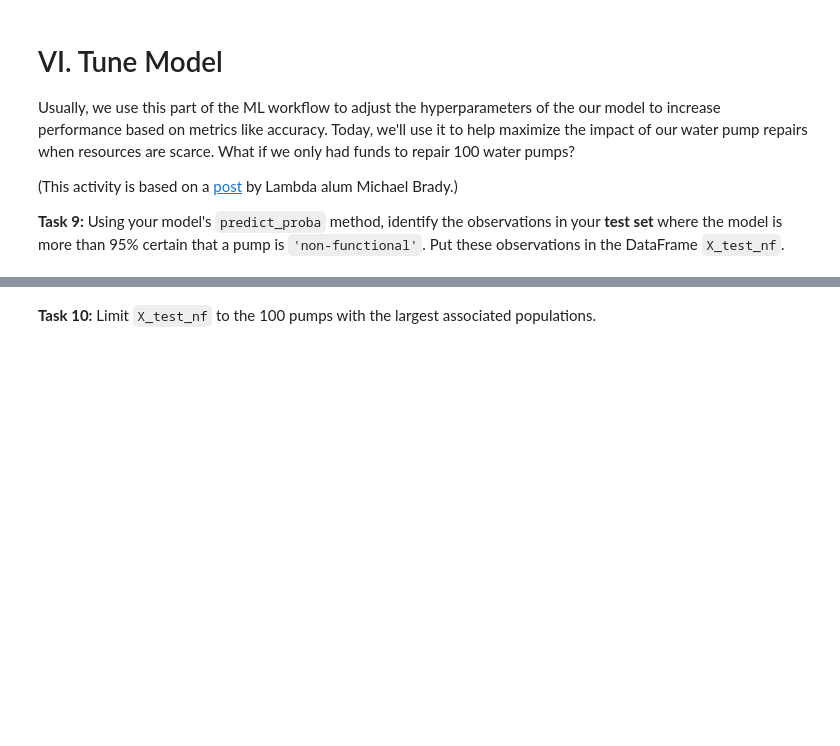
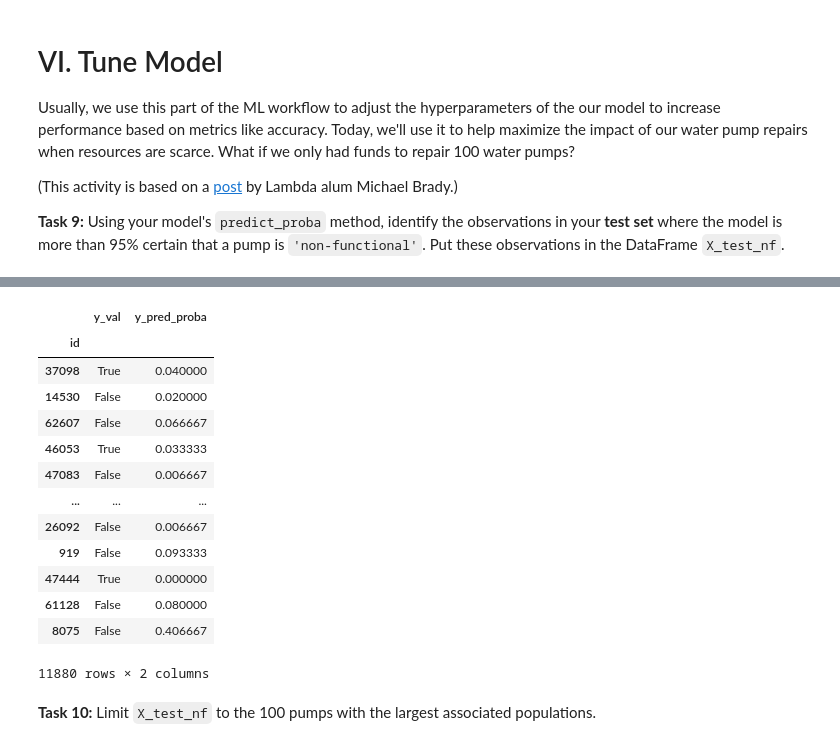
Before and after one commit to write2nk/DS-Unit-2-Kaggle-Challenge, a Jupyter notebook: module4-classification-metrics/LS_DS_224_assignment.ipynb, the cells around one changed output, grey strips where cells are left out. Drawn from its saved outputs; the diff is of its cells as text; code cells hidden in the pictures; blank space fills up the shorter version.

```diff
--- a/module4-classification-metrics/LS_DS_224_assignment.ipynb
+++ b/module4-classification-metrics/LS_DS_224_assignment.ipynb
@@ -203,2 +245,21 @@ X_test_nf = ...
+# %%
+
+X_test_nf = results = pd.DataFrame({'y_val':y_val,'y_pred_proba': y_pred_proba})
+X_test_nf
+# %% [output]
+|  | y_val | y_pred_proba |
+| id |  |  |
+| 37098 | True | 0.040000 |
+| 14530 | False | 0.020000 |
+| 62607 | False | 0.066667 |
+| 46053 | True | 0.033333 |
+| 47083 | False | 0.006667 |
+| ... | ... | ... |
+| 26092 | False | 0.006667 |
+| 919 | False | 0.093333 |
+| 47444 | True | 0.000000 |
+| 61128 | False | 0.080000 |
+| 8075 | False | 0.406667 |
+11880 rows × 2 columns
 # %% [markdown]
 **Task 10:** Limit `X_test_nf` to the 100 pumps with the largest associated populations.
```
Also changed, not shown: parts of 11 cells of this notebook.
